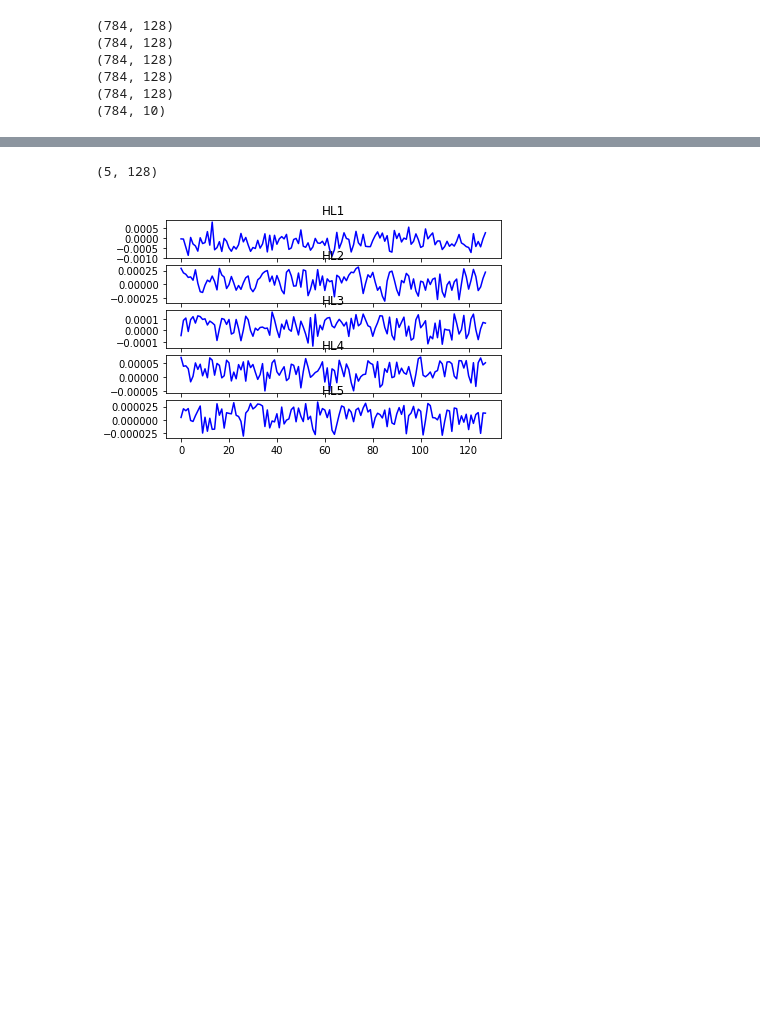
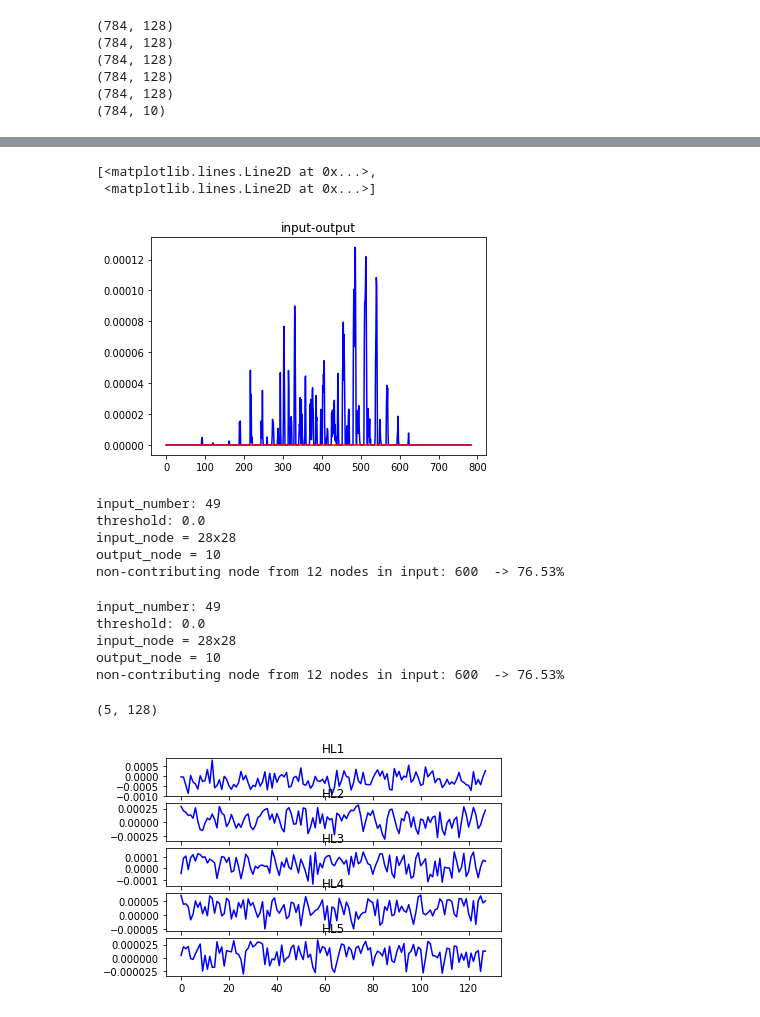
Before and after one commit to lp02781/tutorialTensorFlow, a Jupyter notebook: paper1_test/ann_digit.ipynb, the cells around one changed output, grey strips where cells are left out. Cells and saved outputs as stored; diff of their text form; code cells hidden in the pictures; blank space fills up the shorter version.

```diff
--- a/paper1_test/ann_digit.ipynb
+++ b/paper1_test/ann_digit.ipynb
@@ -219,7 +219,8 @@ plt.show()
 # %% [output]
 [figure]
 # %%
-th = 0.25
+th =0.000015
+th_input = 0.0
 input_number = 49
 max_num = input_number+1
 y_id_test = model_new.predict(x_train[input_number:max_num])
@@ -366,3 +405,51 @@ print(influental_matrix_input_output.shape)
+# %%
+input_label= np.arange(0,784,1)
+threshold_input=np.zeros([784],dtype=float)
+for c in input_label:
+    threshold_input[c]=th_input
+# %%
+x_label = np.arange(0,784,1)
+plt.figure()
+plt.subplot(111).set_title("input-output")
+plt.plot(x_label, influental_matrix_input_output[:,0], '-b', x_label, threshold_input, '-r')
+# %% [output]
+[<matplotlib.lines.Line2D at 0x...>,
+ <matplotlib.lines.Line2D at 0x...>]
+[figure, added]
+# %%
+row = np.arange(0,784,1)
+haha=0
+print("input_number:",input_number)
+print("threshold:", th_input)
+print("input_node = 28x28")
+print("output_node = 10")
+for j in row:
+    if(influental_matrix_input_output[j,0]<=threshold_input[j]):
+        haha=haha+1
+print("non-contributing node from 12 nodes in input:",haha," -> {:5.2f}%".format(haha/784*100))
+# %% [output]
+input_number: 49
+threshold: 0.0
+input_node = 28x28
+output_node = 10
+non-contributing node from 12 nodes in input: 600  -> 76.53%
+# %%
+row = np.arange(0,784,1)
+hoho=0
+print("input_number:",input_number)
+print("threshold:", th_input)
+print("input_node = 28x28")
+print("output_node = 10")
+for j in row:
+    if(input_layer[j]<=threshold_input[j]):
+        hoho=hoho+1
+print("non-contributing node from 12 nodes in input:",hoho," -> {:5.2f}%".format(hoho/784*100))
+# %% [output]
+input_number: 49
+threshold: 0.0
+input_node = 28x28
+output_node = 10
+non-contributing node from 12 nodes in input: 600  -> 76.53%
 # %%
 Influental_matrix=np.zeros([5, 128],dtype=float)
 im_col = np.arange(0,128,1)
```
Also changed, not shown: parts of 9 cells of this notebook, 3 other files.
